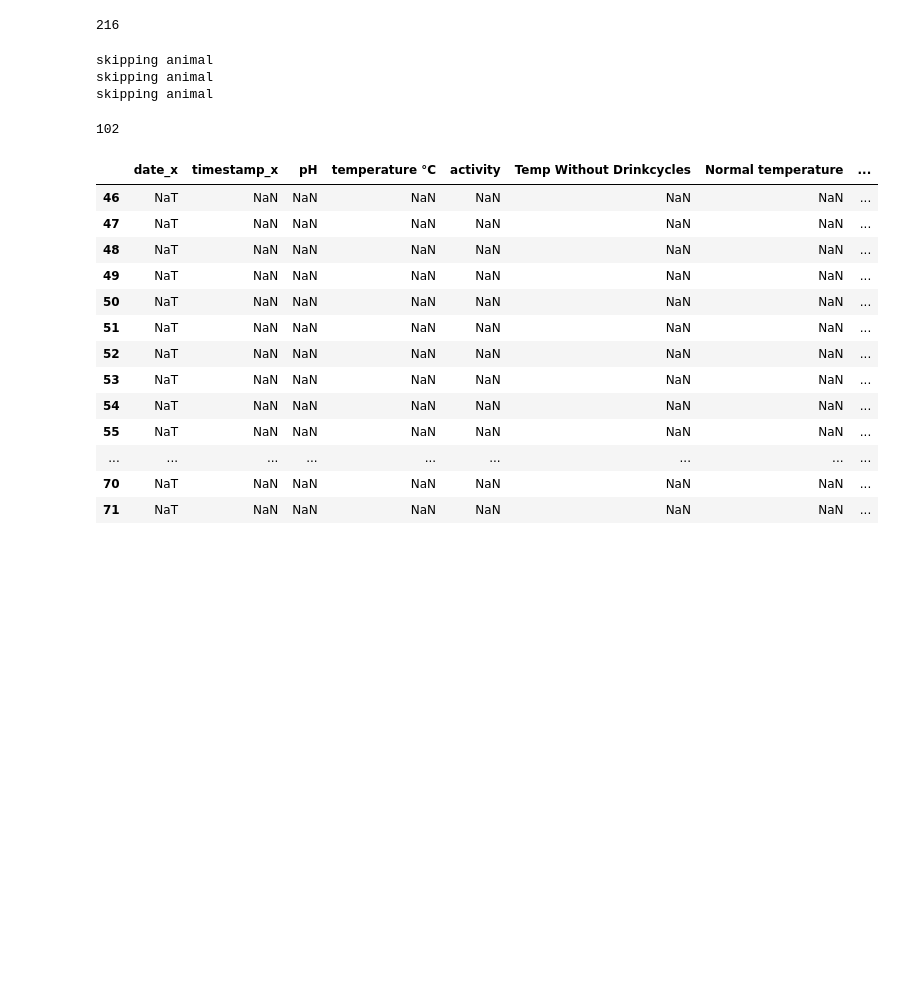
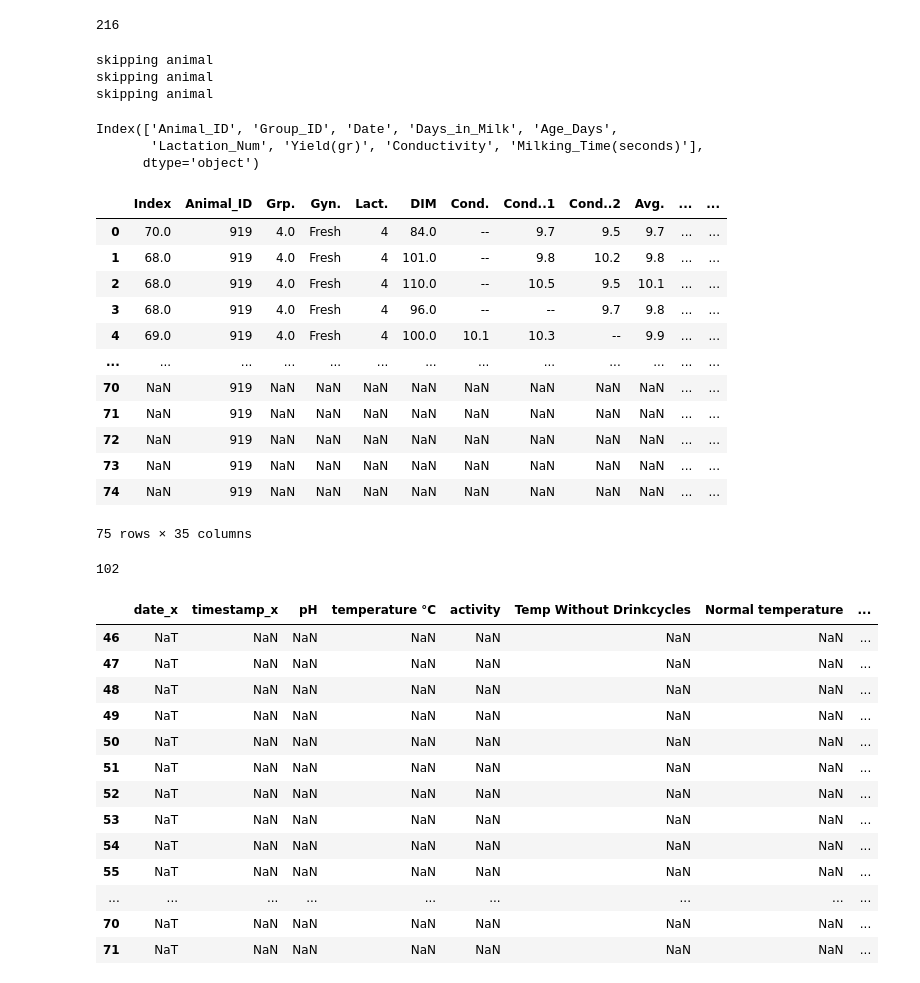
Before and after one commit to rajeshneupane7/merging, a Jupyter notebook: henk_data.ipynb, the cells around one changed output. Cells and saved outputs as stored; diff of their text form; code cells hidden in the pictures; blank space fills up the shorter version.

```diff
--- a/henk_data.ipynb
+++ b/henk_data.ipynb
@@ -317,6 +308,30 @@ for animal_id, data_animal in master_sheet.groupby('ID'):
 skipping animal
 skipping animal
 skipping animal
+# %%
+afi_df= pd.concat(temp_data)
+# %%
+one_month_before.columns
+# %% [output]
+Index(['Animal_ID', 'Group_ID', 'Date', 'Days_in_Milk', 'Age_Days',
+       'Lactation_Num', 'Yield(gr)', 'Conductivity', 'Milking_Time(seconds)'],
+      dtype='object')
+# %%
+afi_df[afi_df['Animal_ID']=="919"]
+# %% [output]
+|  | Index | Animal_ID | Grp. | Gyn. | Lact. | DIM | Cond. | Cond..1 | Cond..2 | Avg. | ... | ... |
+| 0 | 70.0 | 919 | 4.0 | Fresh | 4 | 84.0 | -- | 9.7 | 9.5 | 9.7 | ... | ... |
+| 1 | 68.0 | 919 | 4.0 | Fresh | 4 | 101.0 | -- | 9.8 | 10.2 | 9.8 | ... | ... |
+| 2 | 68.0 | 919 | 4.0 | Fresh | 4 | 110.0 | -- | 10.5 | 9.5 | 10.1 | ... | ... |
+| 3 | 68.0 | 919 | 4.0 | Fresh | 4 | 96.0 | -- | -- | 9.7 | 9.8 | ... | ... |
+| 4 | 69.0 | 919 | 4.0 | Fresh | 4 | 100.0 | 10.1 | 10.3 | -- | 9.9 | ... | ... |
+| ... | ... | ... | ... | ... | ... | ... | ... | ... | ... | ... | ... | ... |
+| 70 | NaN | 919 | NaN | NaN | NaN | NaN | NaN | NaN | NaN | NaN | ... | ... |
+| 71 | NaN | 919 | NaN | NaN | NaN | NaN | NaN | NaN | NaN | NaN | ... | ... |
+| 72 | NaN | 919 | NaN | NaN | NaN | NaN | NaN | NaN | NaN | NaN | ... | ... |
+| 73 | NaN | 919 | NaN | NaN | NaN | NaN | NaN | NaN | NaN | NaN | ... | ... |
+| 74 | NaN | 919 | NaN | NaN | NaN | NaN | NaN | NaN | NaN | NaN | ... | ... |
+75 rows × 35 columns
 # %%
 final_animal_df= pd.concat(temp_data)
 # %%
```
Also changed, not shown: parts of 3 cells of this notebook, 1 other file.
